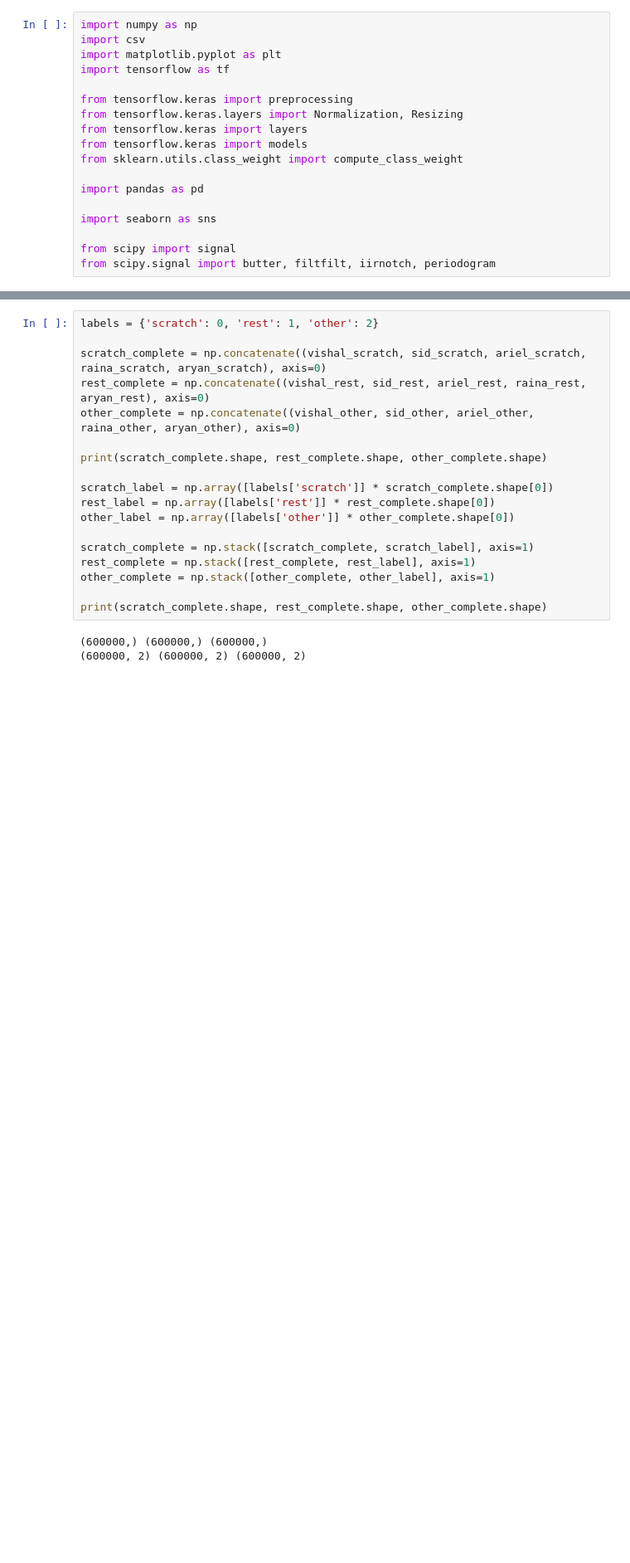
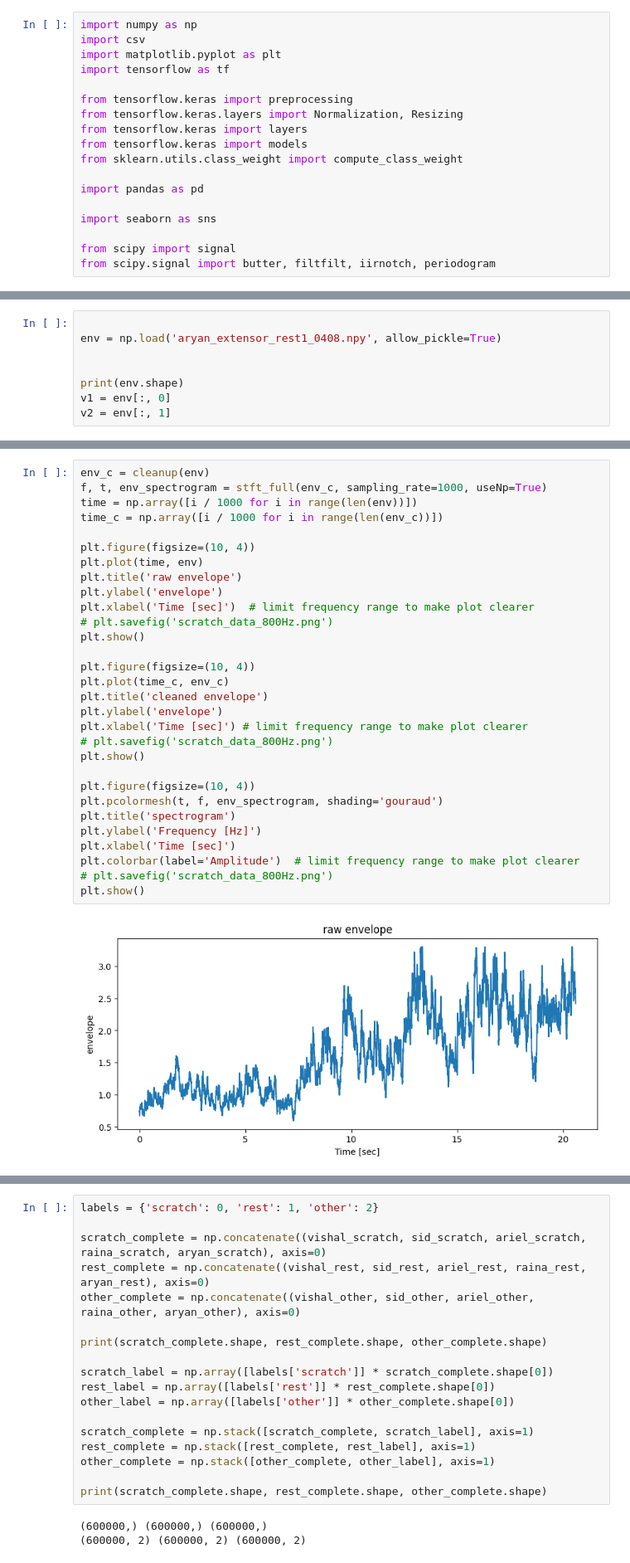
Before and after one commit to Aryanaut/ecz-ware, a Jupyter notebook: training/myoware_testing.ipynb, the cells around one changed output, grey strips where cells are left out. Shown at 83% size. Drawn from its saved outputs; the diff is of its cells as text; blank space fills up the shorter version.

```diff
--- a/training/myoware_testing.ipynb
+++ b/training/myoware_testing.ipynb
@@ -108,0 +66,8 @@ plt.show()
+# %%
+
+env = np.load('aryan_extensor_rest1_0408.npy', allow_pickle=True)
+
+
+print(env.shape)
+v1 = env[:, 0]
+v2 = env[:, 1]
@@ -108,0 +130,32 @@ plt.show()
+# %%
+env_c = cleanup(env)
+f, t, env_spectrogram = stft_full(env_c, sampling_rate=1000, useNp=True)
+time = np.array([i / 1000 for i in range(len(env))])
+time_c = np.array([i / 1000 for i in range(len(env_c))])
+
+plt.figure(figsize=(10, 4))
+plt.plot(time, env)
+plt.title('raw envelope')
+plt.ylabel('envelope')
+plt.xlabel('Time [sec]')  # limit frequency range to make plot clearer
+# plt.savefig('scratch_data_800Hz.png')
+plt.show()
+
+plt.figure(figsize=(10, 4))
+plt.plot(time_c, env_c)
+plt.title('cleaned envelope')
+plt.ylabel('envelope')
+plt.xlabel('Time [sec]') # limit frequency range to make plot clearer
+# plt.savefig('scratch_data_800Hz.png')
+plt.show()
+
+plt.figure(figsize=(10, 4))
+plt.pcolormesh(t, f, env_spectrogram, shading='gouraud')
+plt.title('spectrogram')
+plt.ylabel('Frequency [Hz]')
+plt.xlabel('Time [sec]')
+plt.colorbar(label='Amplitude')  # limit frequency range to make plot clearer
+# plt.savefig('scratch_data_800Hz.png')
+plt.show()
+# %% [output]
+[figure, added]
```
Also changed, not shown: parts of 15 cells of this notebook, 49 other files.
